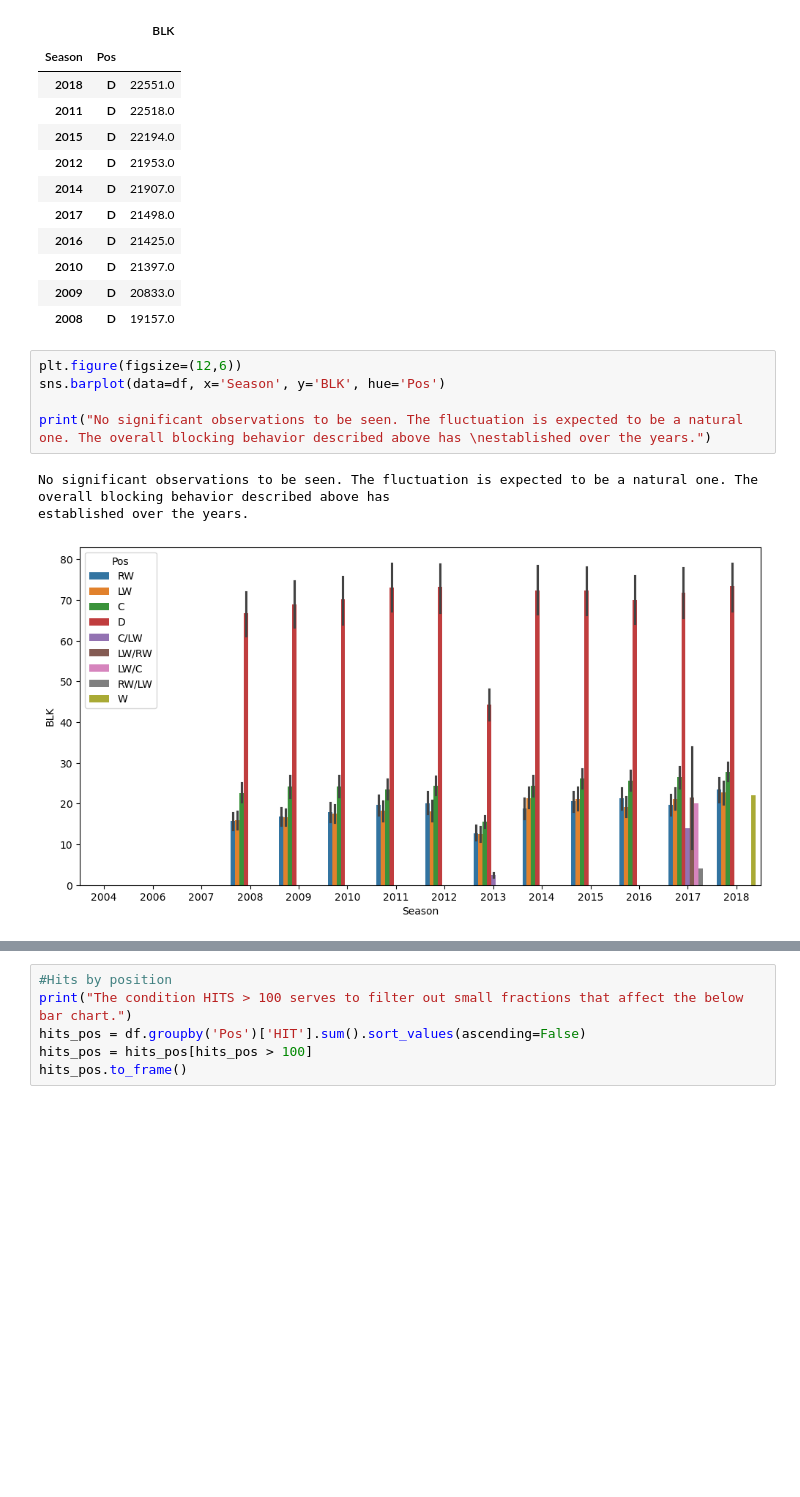
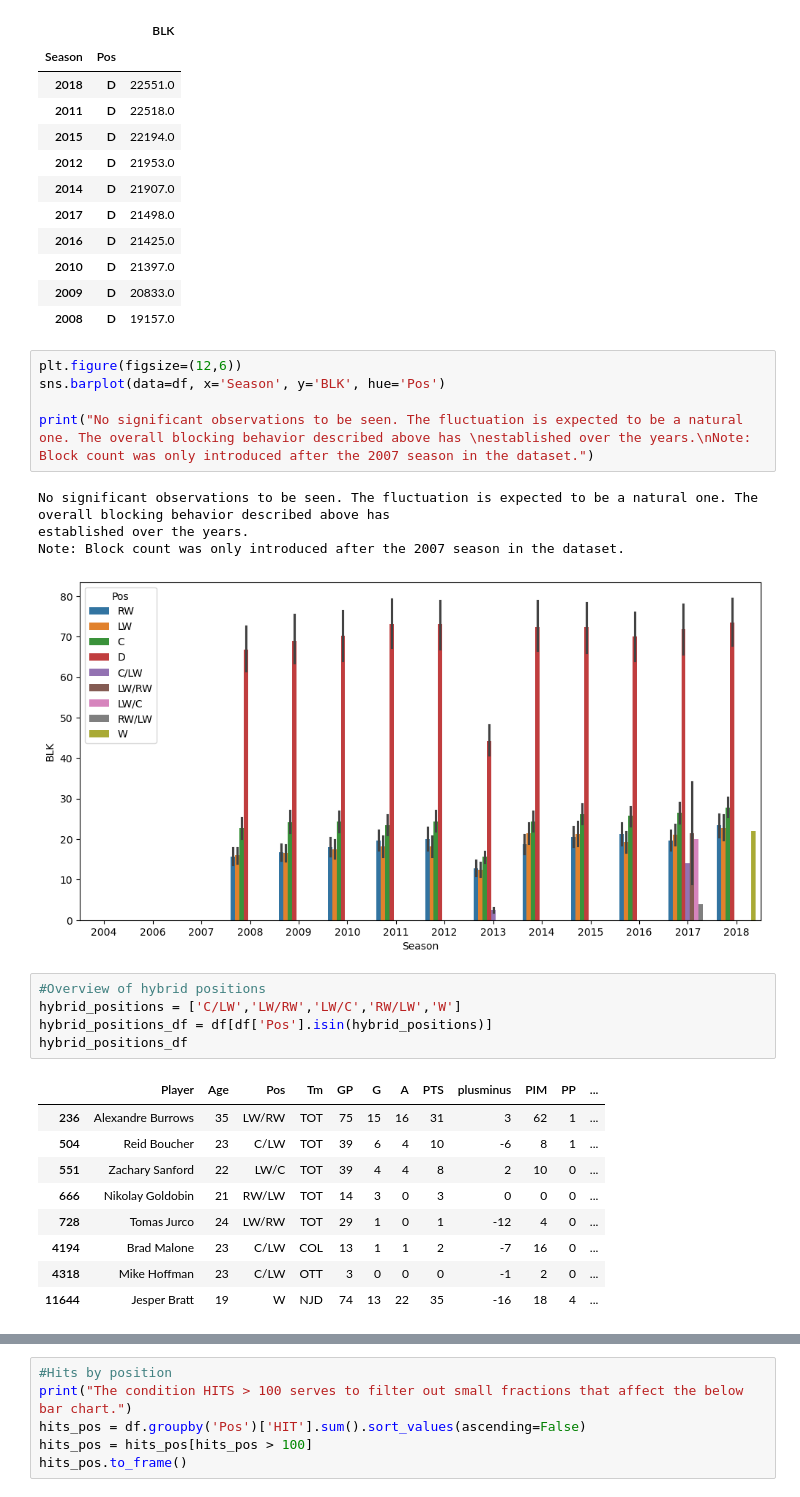
Before and after one commit to Yannicabraham/nhl-stats-analysis, a Jupyter notebook: NHL_Capstone.ipynb, the cells around one changed output, grey strips where cells are left out. Drawn from its saved outputs; the diff is of its cells as text; blank space fills up the shorter version.

```diff
--- a/NHL_Capstone.ipynb
+++ b/NHL_Capstone.ipynb
@@ -457,8 +381,24 @@ blocks_pos_seasons.to_frame().head(10)
 plt.figure(figsize=(12,6))
 sns.barplot(data=df, x='Season', y='BLK', hue='Pos')
 
-print("No significant observations to be seen. The fluctuation is expected to be a natural one. The overall blocking behavior described above has \nestablished over the years.")
+print("No significant observations to be seen. The fluctuation is expected to be a natural one. The overall blocking behavior described above has \nestablished over the years.\nNote: Block count was only introduced after the 2007 season in the dataset.")
 # %% [output]
 No significant observations to be seen. The fluctuation is expected to be a natural one. The overall blocking behavior described above has
 established over the years.
+Note: Block count was only introduced after the 2007 season in the dataset.
 [figure]
+# %%
+#Overview of hybrid positions
+hybrid_positions = ['C/LW','LW/RW','LW/C','RW/LW','W']
+hybrid_positions_df = df[df['Pos'].isin(hybrid_positions)]
+hybrid_positions_df
+# %% [output]
+|  | Player | Age | Pos | Tm | GP | G | A | PTS | plusminus | PIM | PP | ... |
+| 236 | Alexandre Burrows | 35 | LW/RW | TOT | 75 | 15 | 16 | 31 | 3 | 62 | 1 | ... |
+| 504 | Reid Boucher | 23 | C/LW | TOT | 39 | 6 | 4 | 10 | -6 | 8 | 1 | ... |
+| 551 | Zachary Sanford | 22 | LW/C | TOT | 39 | 4 | 4 | 8 | 2 | 10 | 0 | ... |
+| 666 | Nikolay Goldobin | 21 | RW/LW | TOT | 14 | 3 | 0 | 3 | 0 | 0 | 0 | ... |
+| 728 | Tomas Jurco | 24 | LW/RW | TOT | 29 | 1 | 0 | 1 | -12 | 4 | 0 | ... |
+| 4194 | Brad Malone | 23 | C/LW | COL | 13 | 1 | 1 | 2 | -7 | 16 | 0 | ... |
+| 4318 | Mike Hoffman | 23 | C/LW | OTT | 3 | 0 | 0 | 0 | -1 | 2 | 0 | ... |
+| 11644 | Jesper Bratt | 19 | W | NJD | 74 | 13 | 22 | 35 | -16 | 18 | 4 | ... |
```
Also changed, not shown: parts of 36 cells of this notebook.
